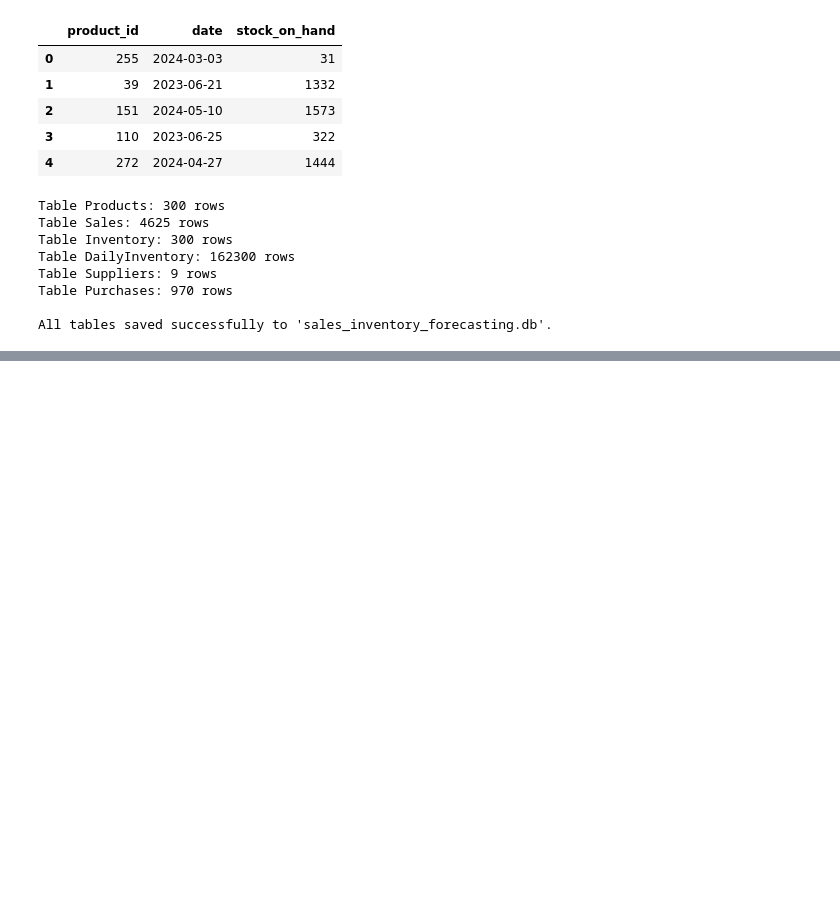
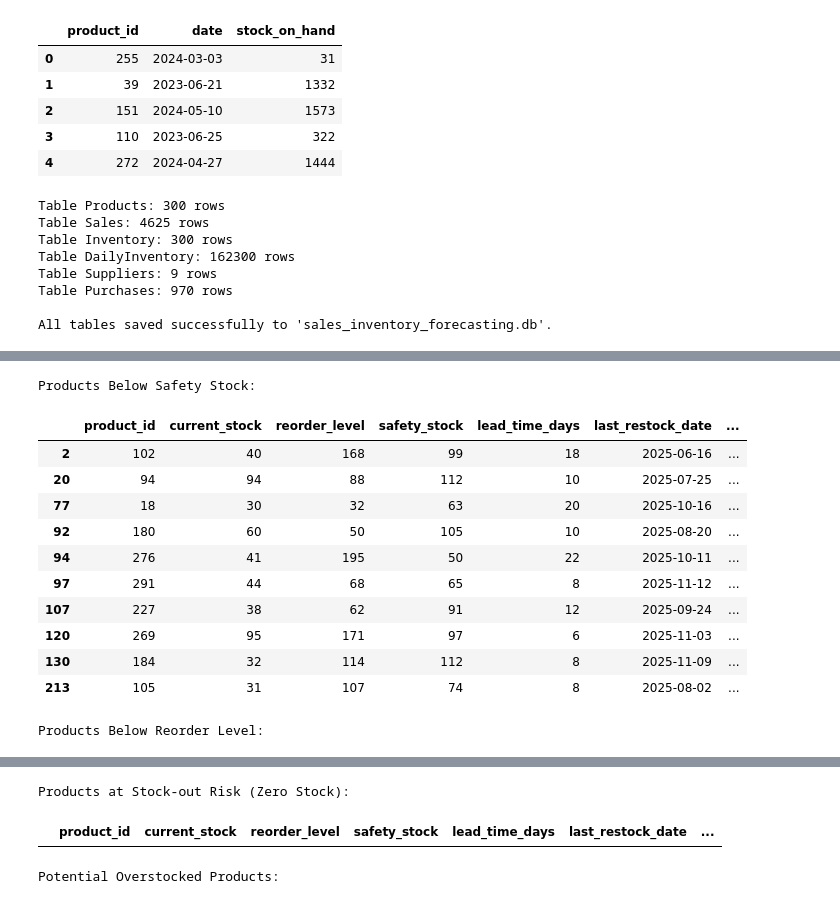
Before and after one commit to LinetLydia/Sales_and_Inventory_Forecasting_System, a Jupyter notebook: index.ipynb, the cells around one changed output, grey strips where cells are left out. Drawn from its saved outputs; the diff is of its cells as text; code cells hidden in the pictures; blank space fills up the shorter version.

```diff
--- a/index.ipynb
+++ b/index.ipynb
@@ -811,0 +824,20 @@ All tables saved successfully to 'sales_inventory_forecasting.db'.
+# %%
+#Load data from sqlite
+
+import sqlite3
+
+# Connect to the same database created earlier
+conn = sqlite3.connect("sales_inventory_forecasting.db")
+
+# Load all tables into DataFrames
+eda_products = pd.read_sql_query("SELECT * FROM Products;", conn)
+eda_sales = pd.read_sql_query("SELECT * FROM Sales;", conn)
+eda_inventory = pd.read_sql_query("SELECT * FROM Inventory;", conn)
+eda_daily_inventory = pd.read_sql_query("SELECT * FROM DailyInventory;", conn)
+eda_suppliers = pd.read_sql_query("SELECT * FROM Suppliers;", conn)
+eda_purchases = pd.read_sql_query("SELECT * FROM Purchases;", conn)
+
+conn.close()
+
+# Display loaded tables
+eda_products.head(), eda_sales.head()
@@ -811,0 +1130,53 @@ All tables saved successfully to 'sales_inventory_forecasting.db'.
+# %%
+#Inventory risk analysis
+# Merge inventory with product metadata
+inventory_check = eda_inventory.merge(
+    eda_products[["product_id", "product_name", "category", "brand"]],
+    on="product_id",
+    how="left"
+)
+
+# A. Products below safety stock
+low_safety = inventory_check[
+    inventory_check["current_stock"] < inventory_check["safety_stock"]
+]
+
+# B. Products below reorder level
+below_reorder = inventory_check[
+    inventory_check["current_stock"] < inventory_check["reorder_level"]
+]
+
+# C. Critical: Products at immediate stock-out risk
+stock_out_risk = inventory_check[inventory_check["current_stock"] == 0]
+
+# D. Potential overstock cases (current stock > 80% of max capacity)
+overstock = inventory_check[
+    inventory_check["current_stock"] > (0.8 * inventory_check["max_capacity"])
+]
+
+# Display results
+print("Products Below Safety Stock:")
+display(low_safety.head(10))
+
+print("\nProducts Below Reorder Level:")
+display(below_reorder.head(10))
+
+print("\nProducts at Stock-out Risk (Zero Stock):")
+display(stock_out_risk.head(10))
+
+print("\nPotential Overstocked Products:")
+display(overstock.head(10))
+# %% [output]
+Products Below Safety Stock:
+|  | product_id | current_stock | reorder_level | safety_stock | lead_time_days | last_restock_date | ... |
+| 2 | 102 | 40 | 168 | 99 | 18 | 2025-06-16 | ... |
+| 20 | 94 | 94 | 88 | 112 | 10 | 2025-07-25 | ... |
+| 77 | 18 | 30 | 32 | 63 | 20 | 2025-10-16 | ... |
+| 92 | 180 | 60 | 50 | 105 | 10 | 2025-08-20 | ... |
+| 94 | 276 | 41 | 195 | 50 | 22 | 2025-10-11 | ... |
+| 97 | 291 | 44 | 68 | 65 | 8 | 2025-11-12 | ... |
+| 107 | 227 | 38 | 62 | 91 | 12 | 2025-09-24 | ... |
+| 120 | 269 | 95 | 171 | 97 | 6 | 2025-11-03 | ... |
+| 130 | 184 | 32 | 114 | 112 | 8 | 2025-11-09 | ... |
+| 213 | 105 | 31 | 107 | 74 | 8 | 2025-08-02 | ... |
+Products Below Reorder Level:
@@ -811,0 +1194,3 @@ All tables saved successfully to 'sales_inventory_forecasting.db'.
+Products at Stock-out Risk (Zero Stock):
+|  | product_id | current_stock | reorder_level | safety_stock | lead_time_days | last_restock_date | ... |
+Potential Overstocked Products:
```
Also changed, not shown: parts of 9 cells of this notebook.
